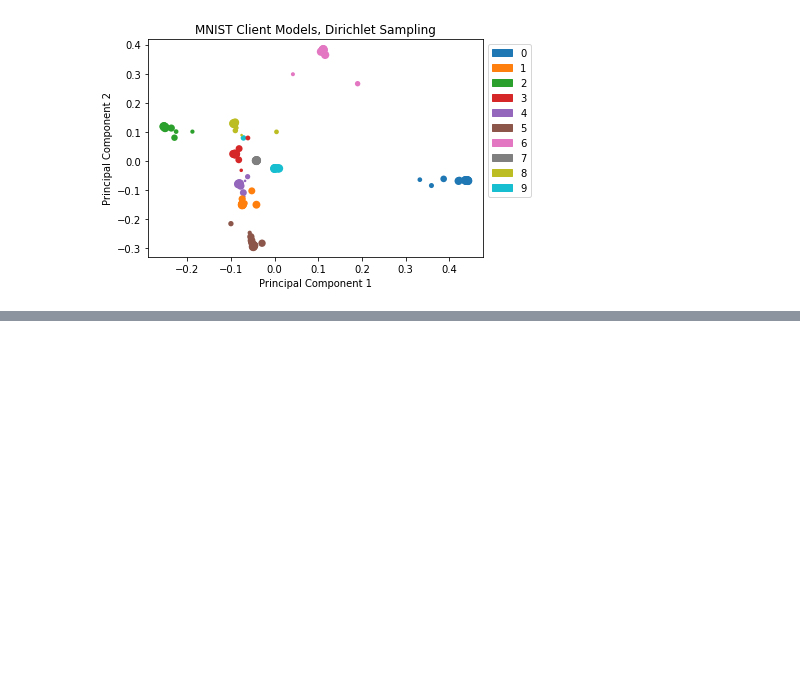
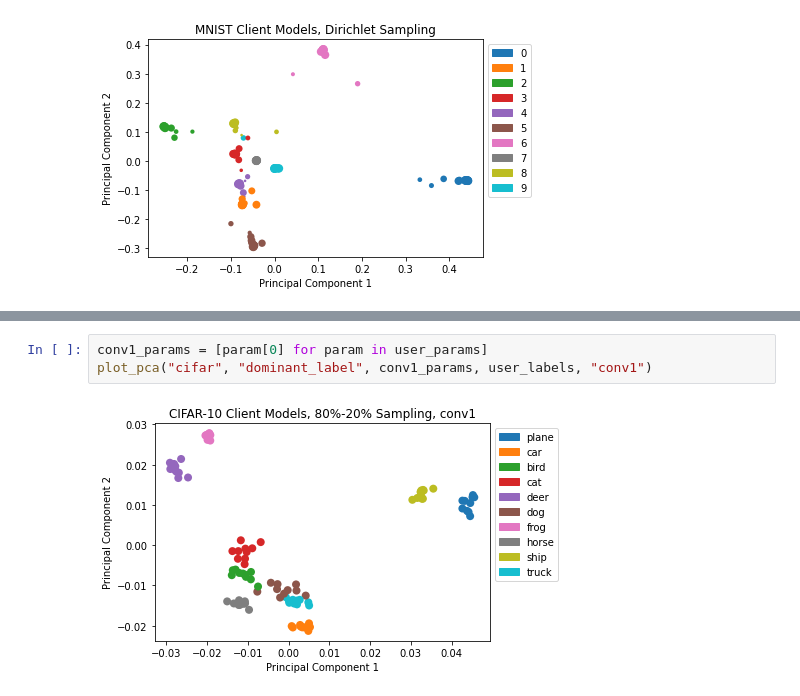
Before and after one commit to dariodematties/Self_Supervised_Federated_Learning, a Jupyter notebook: src/experiments_pca_visualization.ipynb, the cells around one changed output, grey strips where cells are left out. Drawn from its saved outputs; the diff is of its cells as text; blank space fills up the shorter version.

```diff
--- a/src/experiments_pca_visualization.ipynb
+++ b/src/experiments_pca_visualization.ipynb
@@ -147,0 +161,5 @@ Training client fitting models...
+# %%
+conv1_params = [param[0] for param in user_params]
+plot_pca("cifar", "dominant_label", conv1_params, user_labels, "conv1")
+# %% [output]
+[figure, added]
```
Also changed, not shown: parts of 9 cells of this notebook.
